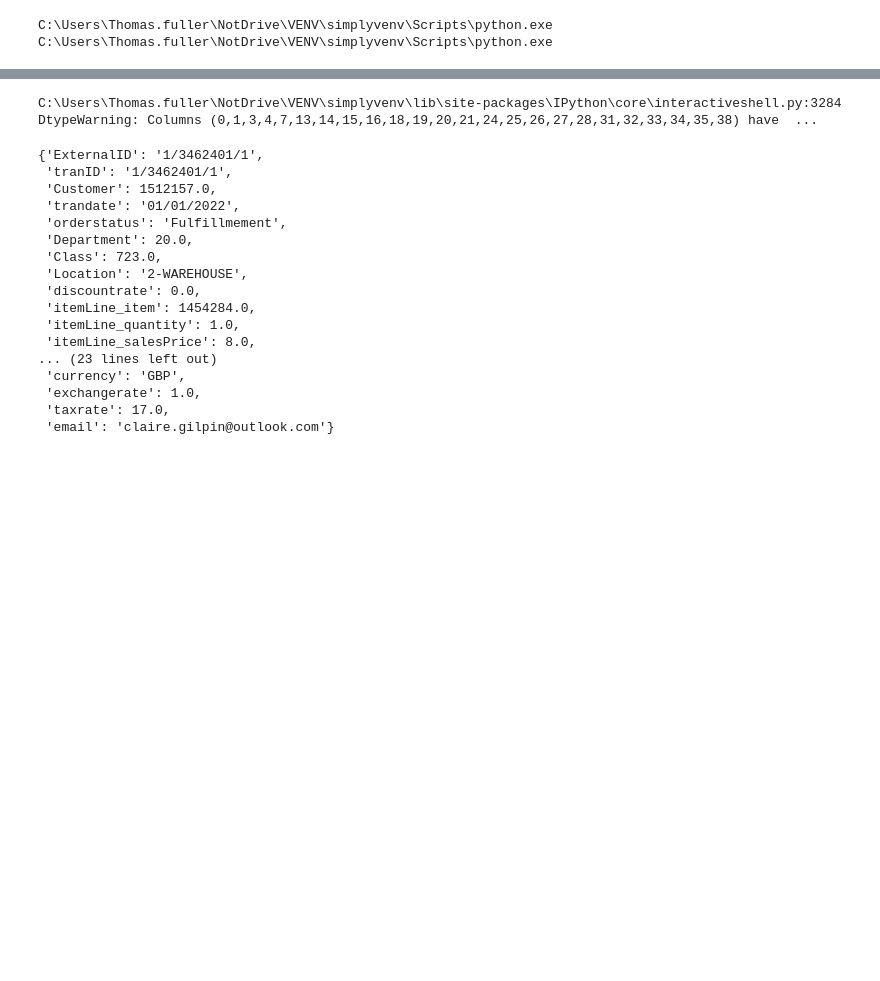
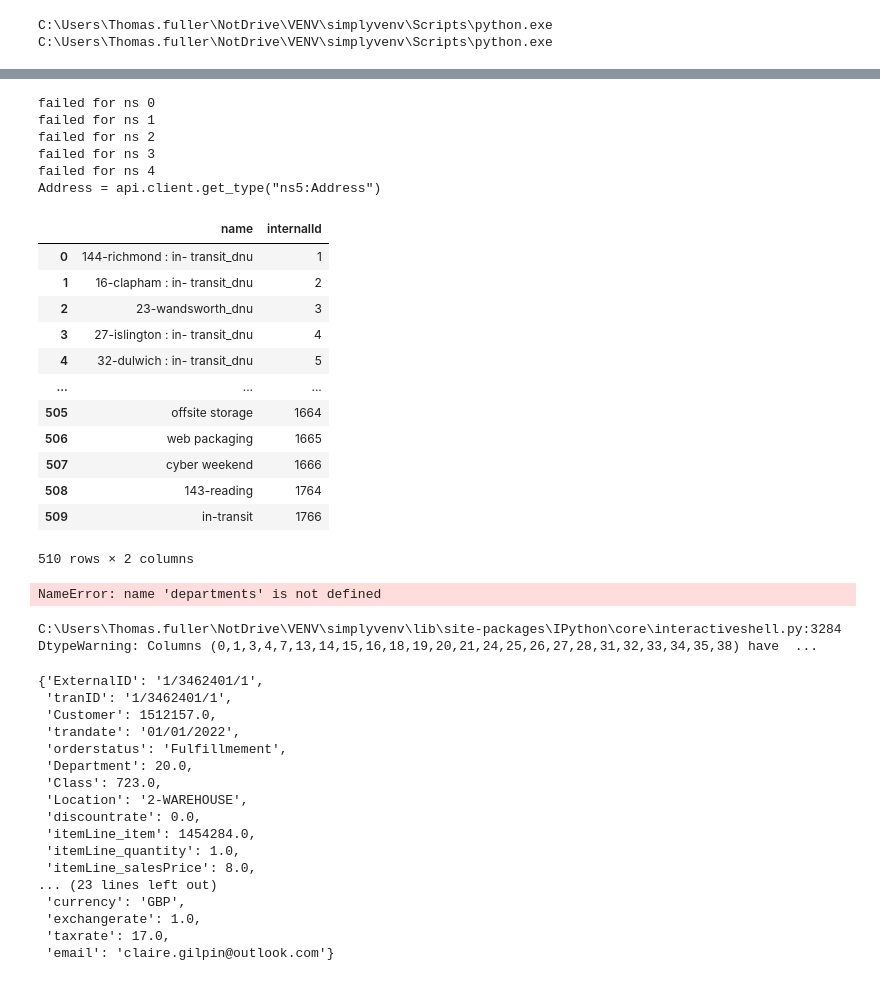
Before and after one commit to Oliver-Bonas/netsuite_uploader, a Jupyter notebook: transaction_uploader/upload_transactions.ipynb, the cells around one changed output, grey strips where cells are left out. Cells and saved outputs as stored; diff of their text form; code cells hidden in the pictures; blank space fills up the shorter version.

```diff
--- a/transaction_uploader/upload_transactions.ipynb
+++ b/transaction_uploader/upload_transactions.ipynb
@@ -39,0 +19,44 @@ SalesOrder = api.client.get_type("ns19:SalesOrder")
+# %%
+StringCustomFieldRef = api.client.get_type(f"ns0:StringCustomFieldRef")
+SalesOrder = api.client.get_type("ns19:SalesOrder")
+RecordRef = api.client.get_type("ns0:RecordRef")
+SalesOrderItemList = api.client.get_type("ns19:SalesOrderItemList")
+SalesOrderItem = api.client.get_type("ns19:SalesOrderItem")
+LocationSearchBasic = api.client.get_type("ns5:LocationSearchBasic")
+DepartmentSearchBasic = api.client.get_type("ns5:DepartmentSearchBasic")
+Address = api.client.get_type("ns5:Address")
+get_ns_number(api, "Address")
+# %% [output]
+failed for ns 0
+failed for ns 1
+failed for ns 2
+failed for ns 3
+failed for ns 4
+Address = api.client.get_type("ns5:Address")
+# %%
+response = api.service_proxy.search(
+    searchRecord = LocationSearchBasic(),
+    _soapheaders = api.build_soap_headers(),
+)
+
+locations = response.body.searchResult.recordList.record
+# %%
+location_map = {
+    location.name.lower(): location.internalId
+    for location in locations
+}
+pandas.DataFrame(location_map.items(), columns=["name", "internalId"])
+# %% [output]
+|  | name | internalId |
+| 0 | 144-richmond : in- transit_dnu | 1 |
+| 1 | 16-clapham : in- transit_dnu | 2 |
+| 2 | 23-wandsworth_dnu | 3 |
+| 3 | 27-islington : in- transit_dnu | 4 |
+| 4 | 32-dulwich : in- transit_dnu | 5 |
+| ... | ... | ... |
+| 505 | offsite storage | 1664 |
+| 506 | web packaging | 1665 |
+| 507 | cyber weekend | 1666 |
+| 508 | 143-reading | 1764 |
+| 509 | in-transit | 1766 |
+510 rows × 2 columns
@@ -39,0 +70,8 @@ SalesOrder = api.client.get_type("ns19:SalesOrder")
+# %%
+department_map = {
+    department.name.lower(): department.internalId
+    for department in departments
+}
+department_map
+# %% [output]
+NameError: name 'departments' is not defined
```
Also changed, not shown: parts of 21 cells of this notebook, 20 other files.
